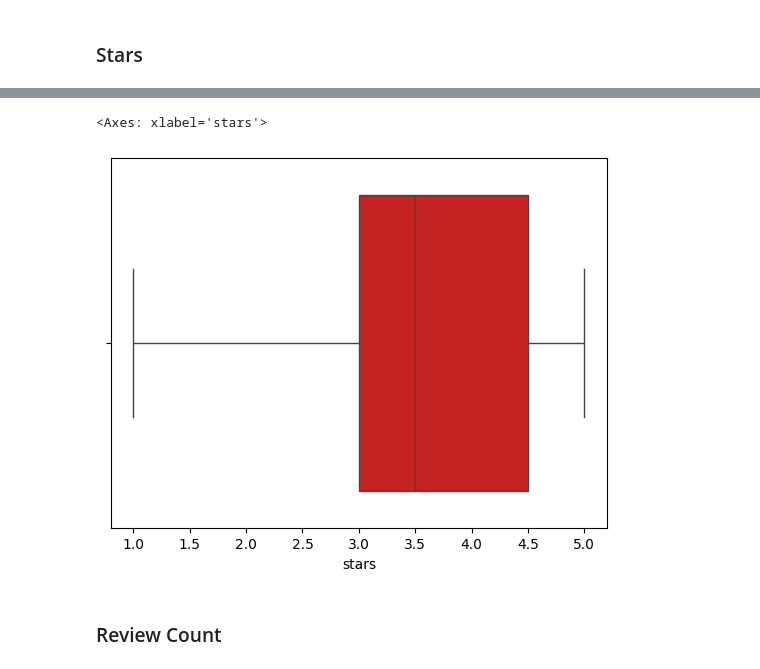
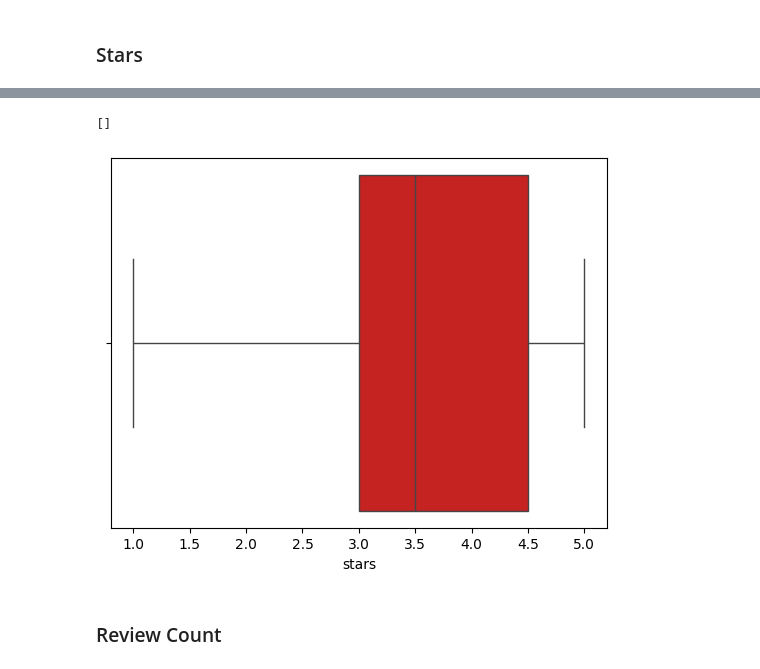
Before and after one commit to xkello/ISA-Team-8, a Jupyter notebook: EDA_basic.ipynb, the cells around one changed output, grey strips where cells are left out. Saved outputs shown, nothing was run; the diff lists cells and outputs as text; code cells hidden in the pictures.

```diff
--- a/EDA_basic.ipynb
+++ b/EDA_basic.ipynb
@@ -106,8 +108,9 @@ sns.histplot(data=business, x="stars", color=YELP_RED)
 # %%
 sns.boxplot(data=business, x="stars", color=YELP_RED)
+plt.plot()
 # %% [output]
-<Axes: xlabel='stars'>
+[]
-[figure, old version]
+[figure, new version]
 # %% [markdown]
 ### Review Count
 # %%
```
Also changed, not shown: parts of 27 cells of this notebook.
